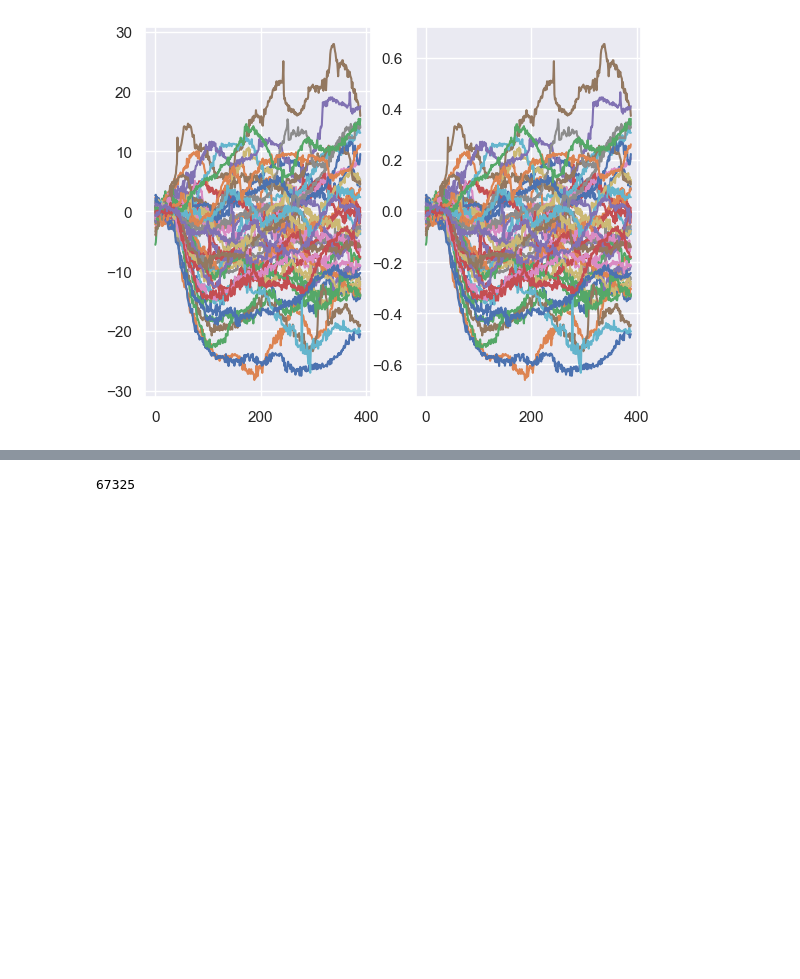
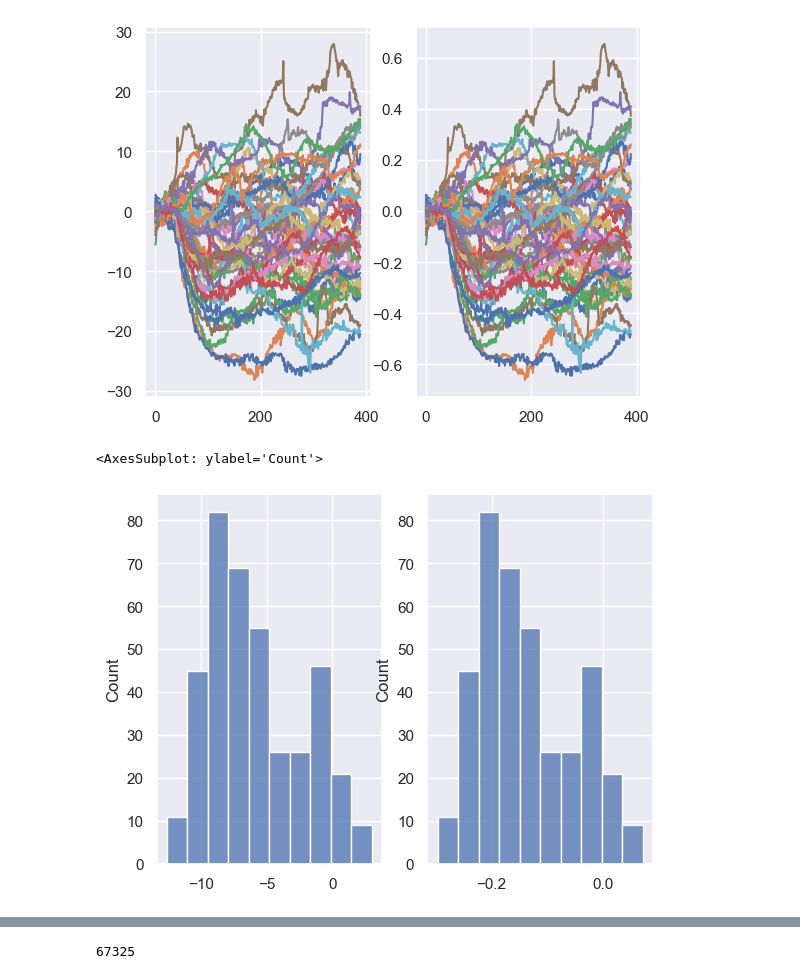
Before and after one commit to Rockyneuron/pupil_labs_analysis, a Jupyter notebook: analysis/pupillometry_analysis_2.ipynb, the cells around one changed output, grey strips where cells are left out. Saved outputs shown, nothing was run; the diff lists cells and outputs as text; code cells hidden in the pictures; blank space fills up the shorter version.

```diff
--- a/analysis/pupillometry_analysis_2.ipynb
+++ b/analysis/pupillometry_analysis_2.ipynb
@@ -344,6 +340,13 @@ ax[1].plot(pupil_events_matrix[window,:])
  <matplotlib.lines.Line2D at 0x...>,
  <matplotlib.lines.Line2D at 0x...>]
 [figure]
+# %%
+fig,ax=plt.subplots(1,2)
+sns.histplot(pupil_zscore[window,6],ax=ax[0])
+sns.histplot(pupil_events_matrix[window,6],ax=ax[1])
+# %% [output]
+<AxesSubplot: ylabel='Count'>
+[figure, added]
 # %%
 #test sfuntion
 sigma=1
```
Also changed, not shown: parts of 8 cells of this notebook.
